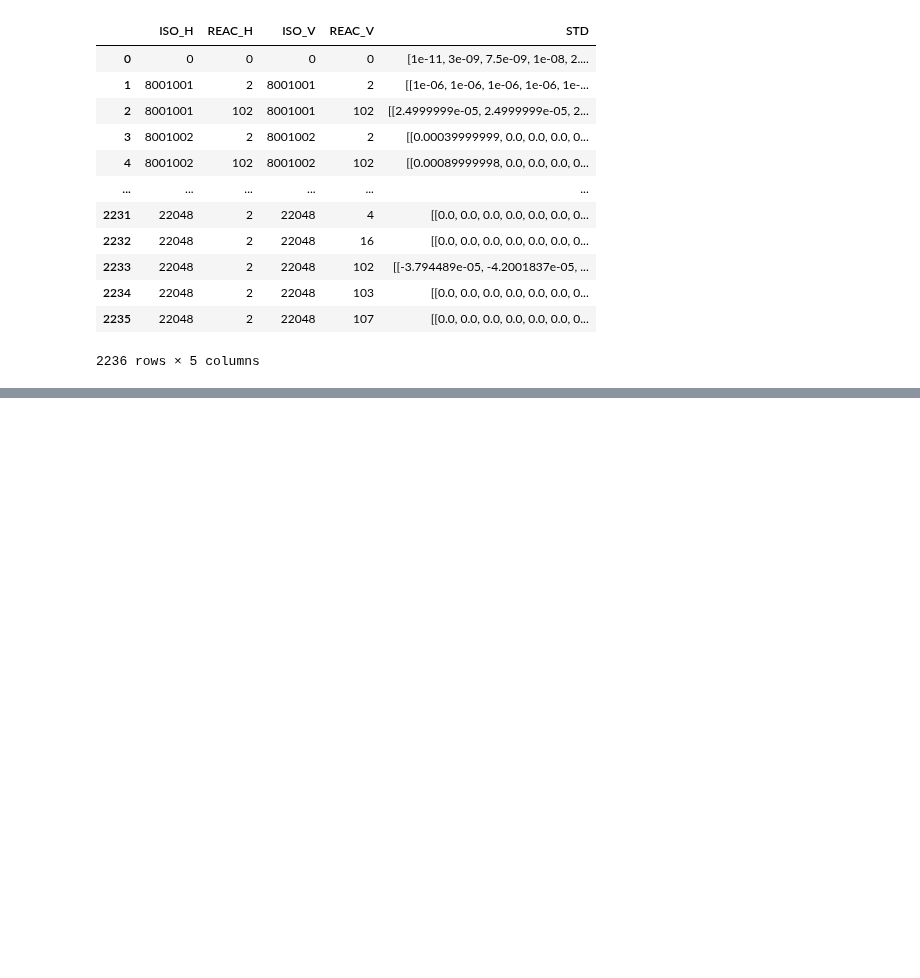
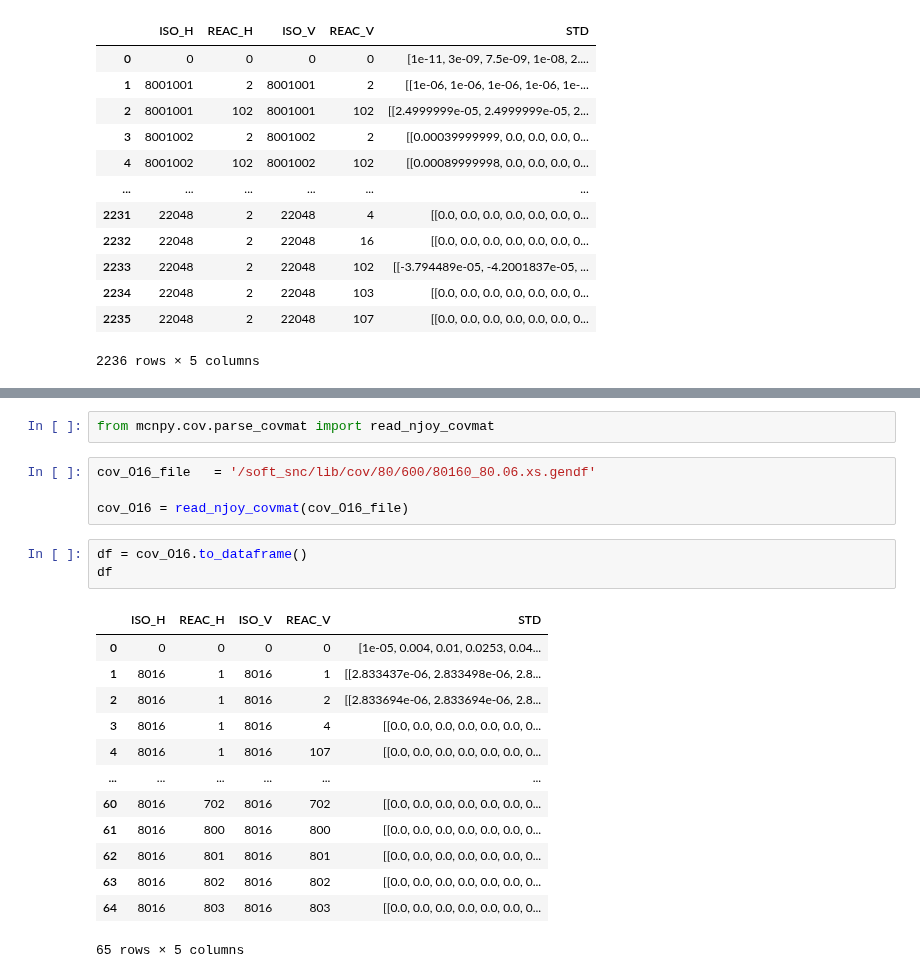
Before and after one commit to monleon96/kika, a Jupyter notebook: mcnpy/cov/test_cov.ipynb, the cells around one changed output, grey strips where cells are left out. Cells and saved outputs as stored; diff of their text form; blank space fills up the shorter version.

```diff
--- a/mcnpy/cov/test_cov.ipynb
+++ b/mcnpy/cov/test_cov.ipynb
@@ -77,0 +96,23 @@ h1df = df[df['ISO_H'] == 1001]
+# %%
+from mcnpy.cov.parse_covmat import read_njoy_covmat
+# %%
+cov_O16_file   = '/soft_snc/lib/cov/80/600/80160_80.06.xs.gendf'
+
+cov_O16 = read_njoy_covmat(cov_O16_file)
+# %%
+df = cov_O16.to_dataframe()
+df
+# %% [output]
+|  | ISO_H | REAC_H | ISO_V | REAC_V | STD |
+| 0 | 0 | 0 | 0 | 0 | [1e-05, 0.004, 0.01, 0.0253, 0.04... |
+| 1 | 8016 | 1 | 8016 | 1 | [[2.833437e-06, 2.833498e-06, 2.8... |
+| 2 | 8016 | 1 | 8016 | 2 | [[2.833694e-06, 2.833694e-06, 2.8... |
+| 3 | 8016 | 1 | 8016 | 4 | [[0.0, 0.0, 0.0, 0.0, 0.0, 0.0, 0... |
+| 4 | 8016 | 1 | 8016 | 107 | [[0.0, 0.0, 0.0, 0.0, 0.0, 0.0, 0... |
+| ... | ... | ... | ... | ... | ... |
+| 60 | 8016 | 702 | 8016 | 702 | [[0.0, 0.0, 0.0, 0.0, 0.0, 0.0, 0... |
+| 61 | 8016 | 800 | 8016 | 800 | [[0.0, 0.0, 0.0, 0.0, 0.0, 0.0, 0... |
+| 62 | 8016 | 801 | 8016 | 801 | [[0.0, 0.0, 0.0, 0.0, 0.0, 0.0, 0... |
+| 63 | 8016 | 802 | 8016 | 802 | [[0.0, 0.0, 0.0, 0.0, 0.0, 0.0, 0... |
+| 64 | 8016 | 803 | 8016 | 803 | [[0.0, 0.0, 0.0, 0.0, 0.0, 0.0, 0... |
+65 rows × 5 columns
```
Also changed, not shown: parts of 19 cells of this notebook, 12 other files.
